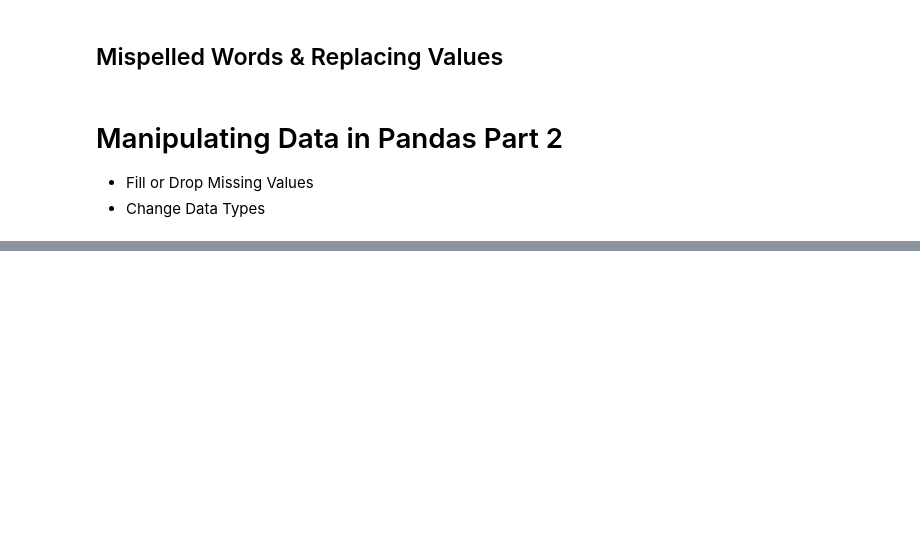
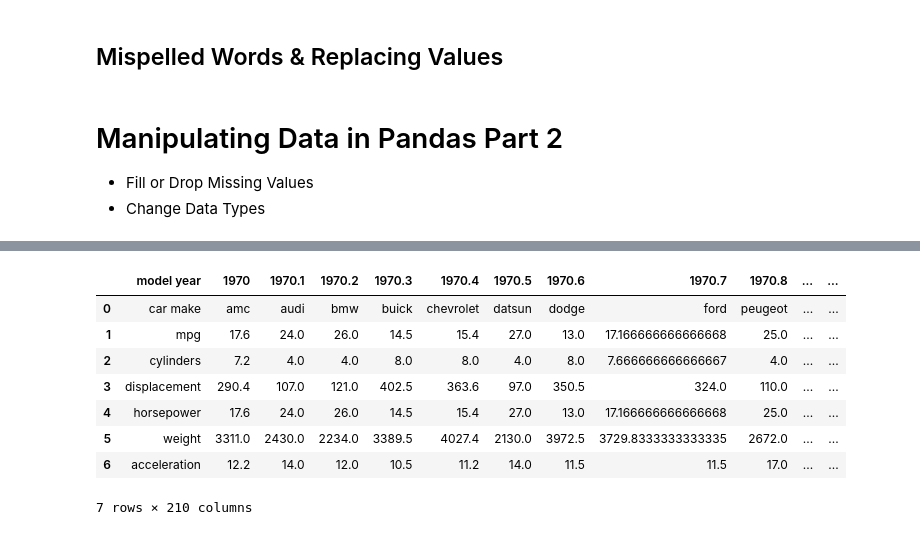
Before and after one commit to Data-Craftsmans-Guild/Python-For-Data-Engineers, a Jupyter notebook: Manipulating Data with Pandas.ipynb, the cells around one changed output, grey strips where cells are left out. Cells and saved outputs as stored; diff of their text form; code cells hidden in the pictures; blank space fills up the shorter version.

```diff
--- a/Manipulating Data with Pandas.ipynb
+++ b/Manipulating Data with Pandas.ipynb
@@ -83,0 +88,14 @@ data
+# %%
+import pandas as pd
+data = pd.read_csv('Auto MPG Multi Column.csv')
+data
+# %% [output]
+|  | model year | 1970 | 1970.1 | 1970.2 | 1970.3 | 1970.4 | 1970.5 | 1970.6 | 1970.7 | 1970.8 | ... | ... |
+| 0 | car make | amc | audi | bmw | buick | chevrolet | datsun | dodge | ford | peugeot | ... | ... |
+| 1 | mpg | 17.6 | 24.0 | 26.0 | 14.5 | 15.4 | 27.0 | 13.0 | 17.166666666666668 | 25.0 | ... | ... |
+| 2 | cylinders | 7.2 | 4.0 | 4.0 | 8.0 | 8.0 | 4.0 | 8.0 | 7.666666666666667 | 4.0 | ... | ... |
+| 3 | displacement | 290.4 | 107.0 | 121.0 | 402.5 | 363.6 | 97.0 | 350.5 | 324.0 | 110.0 | ... | ... |
+| 4 | horsepower | 17.6 | 24.0 | 26.0 | 14.5 | 15.4 | 27.0 | 13.0 | 17.166666666666668 | 25.0 | ... | ... |
+| 5 | weight | 3311.0 | 2430.0 | 2234.0 | 3389.5 | 4027.4 | 2130.0 | 3972.5 | 3729.8333333333335 | 2672.0 | ... | ... |
+| 6 | acceleration | 12.2 | 14.0 | 12.0 | 10.5 | 11.2 | 14.0 | 11.5 | 11.5 | 17.0 | ... | ... |
+7 rows × 210 columns
```
Also changed, not shown: parts of 9 cells of this notebook.
